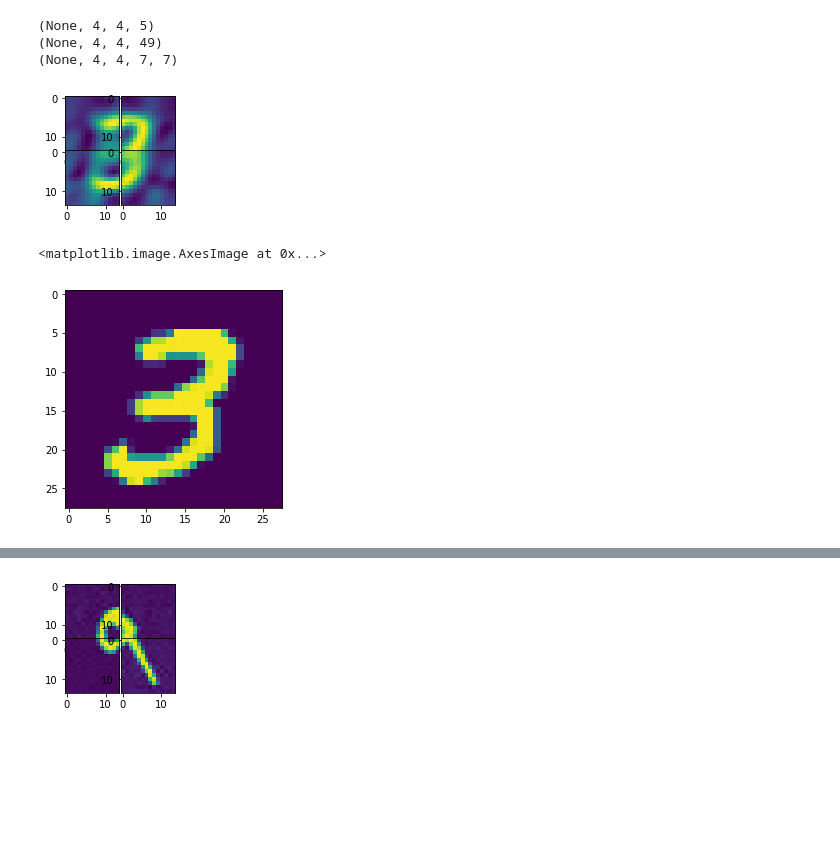
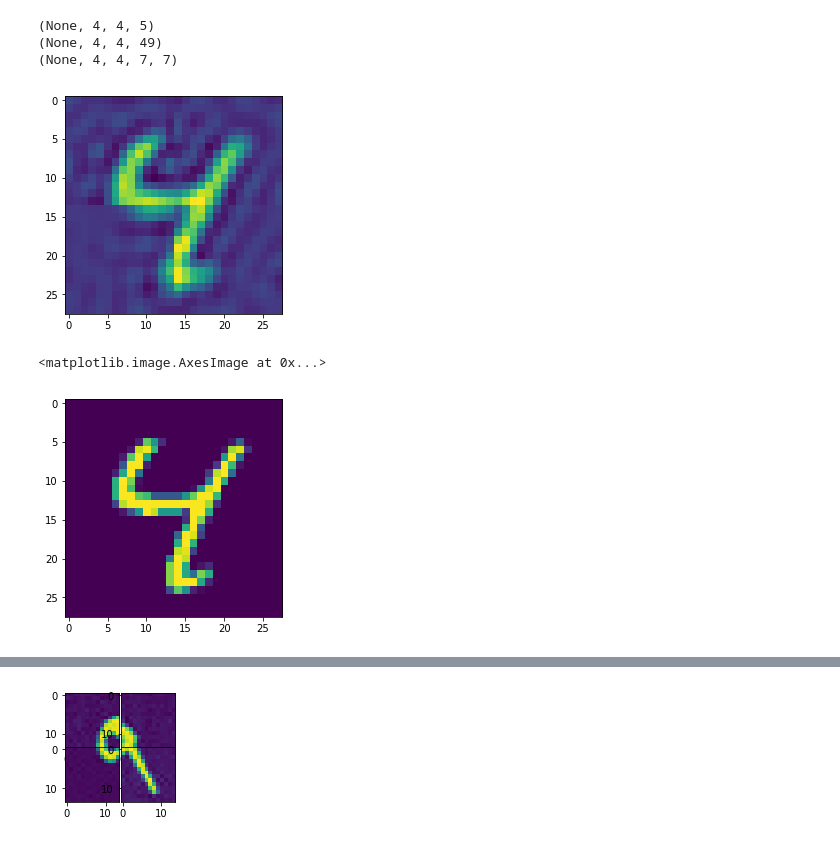
Before and after one commit to amamra-abdenour/Deep_Learning_Python, a Jupyter notebook: CSNet.ipynb, the cells around one changed output, grey strips where cells are left out. Drawn from its saved outputs; the diff is of its cells as text; code cells hidden in the pictures; blank space fills up the shorter version.

```diff
--- a/CSNet.ipynb
+++ b/CSNet.ipynb
@@ -143,0 +148,2 @@ Epoch 6/6
+# %%
+model.fit(x_train[:,:,:,:], x_train[:,:,:,:], epochs=10, batch_size = 128,  verbose=1)
@@ -152,16 +178,20 @@ for layer in model.layers:
 import matplotlib.pyplot as plt
 
 r = model.predict(x_test[0:10])
+# %%
+def plot(x):
+  plt.imshow(x[:,:,0])
+  plt.show()
 # %%
 # M/N = 0.05
-img_idx = 7
-plot_tiled_14(r[img_idx])
+img_idx = 6
+plot(r[img_idx])
 fig = plt.figure()
 plt.imshow(x_test[img_idx,:,:,0])
 # %% [output]
-[figure, old version]
+[figure, new version]
 <matplotlib.image.AxesImage at 0x...>
-[figure, old version]
+[figure, new version]
 # %%
 # M/N = 0.1
 img_idx = 7
```
Also changed, not shown: parts of 7 cells of this notebook.
